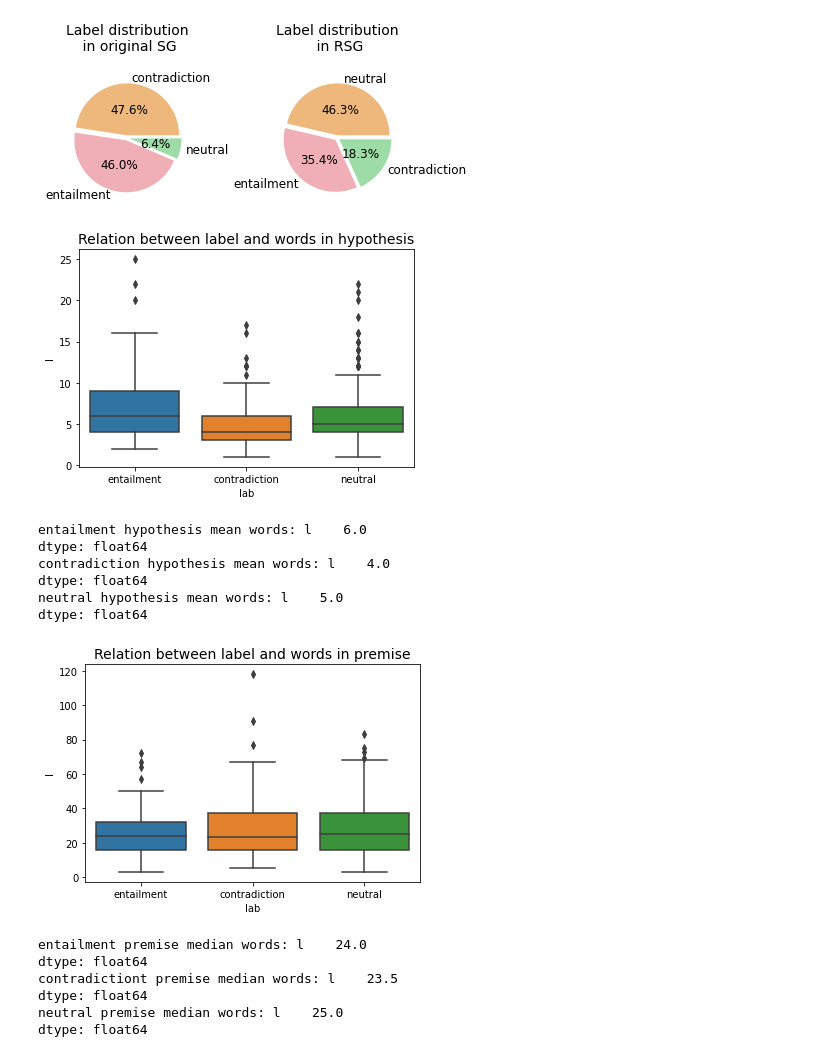
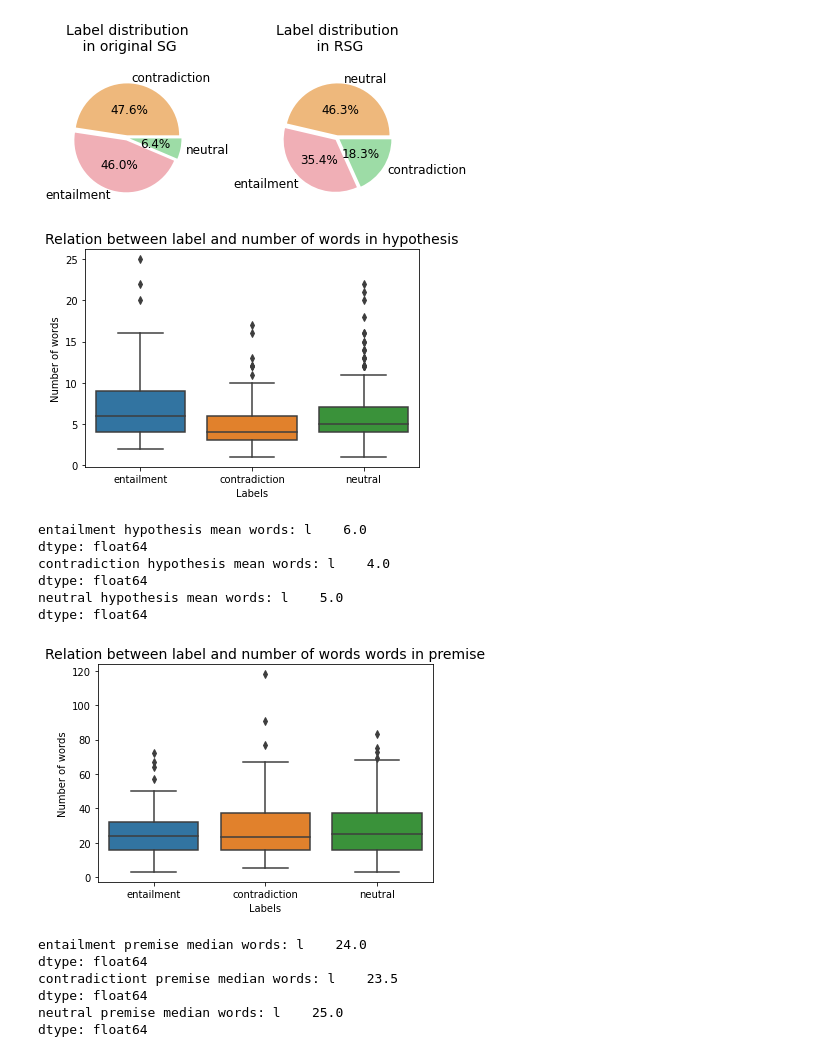
Before and after one commit to tatiana-iazykova/2020_HACK_RUSSIANSUPERGLUE, a Jupyter notebook: RSG_RCB.ipynb, the cells around one changed output. Cells and saved outputs as stored; diff of their text form; code cells hidden in the pictures.

Commit message:
labels fixed

```diff
--- a/RSG_RCB.ipynb
+++ b/RSG_RCB.ipynb
@@ -170,16 +170,19 @@ plt.show()
 # %%
 import seaborn as sns
 new_d = pd.DataFrame({'hypothesis': df.hypothesis, 'lab': df.label})
 cnt = []
 for i in range(len(new_d)):
   cnt.append(len(new_d['hypothesis'][i].split()))
 new_d['l'] = cnt
 
 _ = sns.boxplot(x='lab', y= 'l', data=new_d)
-_ = plt.title('Relation between label and words in hypothesis', fontsize=14)
+_ = plt.xlabel("Labels")
+_ = plt.ylabel("Number of words")
+_ = plt.title('Relation between label and number of words in hypothesis', fontsize=14)
+_ = plt.savefig("hypothesis_rcb")
 plt.show()
 # %% [output]
-[figure, old version]
+[figure, new version]
 # %%
 print("entailment hypothesis mean words:", new_d[(new_d['lab']=='entailment')].median())
 print("contradiction hypothesis mean words:", new_d[(new_d['lab']=='contradiction')].median())
@@ -199,10 +202,13 @@ for i in range(len(new_p)):
 new_p['l'] = cnt
 
 _ = sns.boxplot(x='lab', y= 'l', data=new_p)
-_ = plt.title('Relation between label and words in premise', fontsize=14)
+_ = plt.xlabel("Labels")
+_ = plt.ylabel("Number of words")
+_ = plt.savefig("premise_rcb")
+_ = plt.title('Relation between label and number of words words in premise', fontsize=14)
 plt.show()
 # %% [output]
-[figure, old version]
+[figure, new version]
 # %%
 print("entailment premise median words:", new_p[(new_p['lab']=='entailment')].median())
 print("contradictiont premise median words:", new_p[(new_p['lab']=='contradiction')].median())
```
